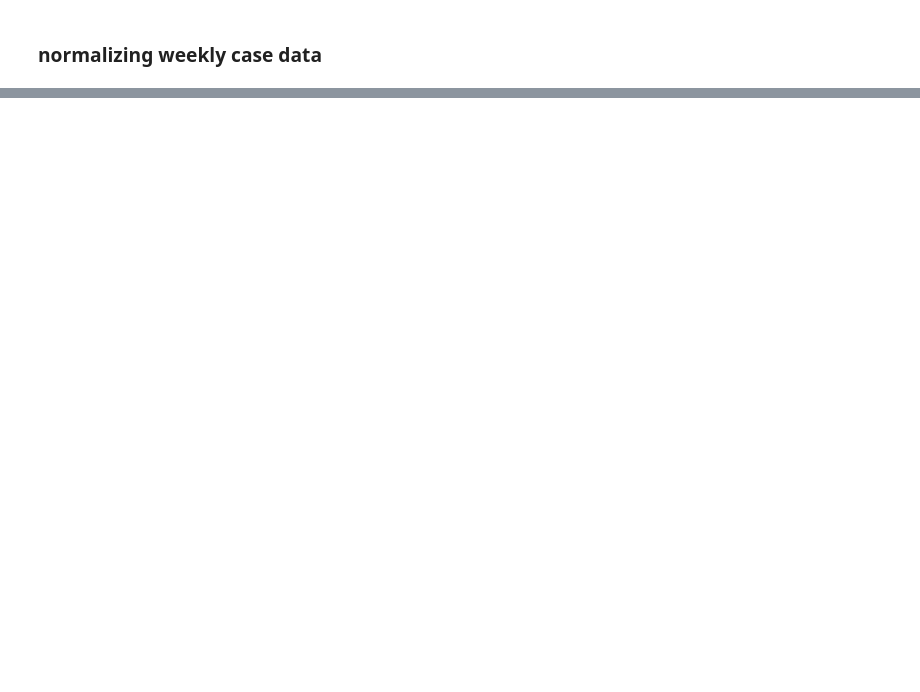
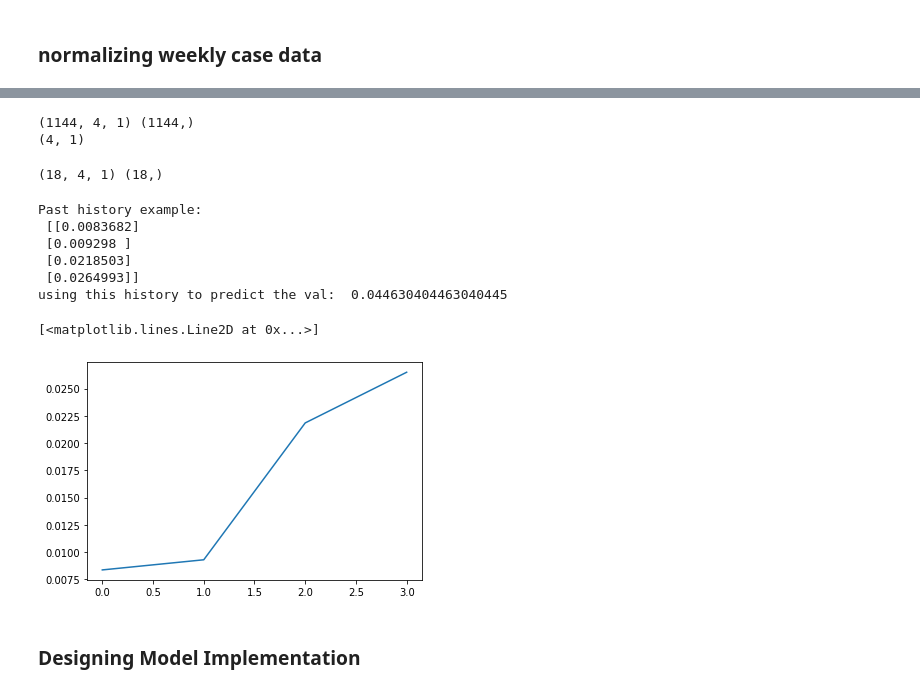
Before and after one commit to tamjazad/ml-covid19, a Jupyter notebook: flu-trained-models/usa_flu_model_single.ipynb, the cells around one changed output, grey strips where cells are left out. Saved outputs shown, nothing was run; the diff lists cells and outputs as text; code cells hidden in the pictures; blank space fills up the shorter version.

```diff
--- a/flu-trained-models/usa_flu_model_single.ipynb
+++ b/flu-trained-models/usa_flu_model_single.ipynb
@@ -226,0 +241,63 @@ us_wnew_cases_norm.plot()
+# %%
+# this code is directly from https://www.tensorflow.org/tutorials/structured_data/time_series
+
+def univariate_data(dataset, start_index, end_index, history_size, target_size):
+  data = []
+  labels = []
+
+  start_index = start_index + history_size
+  if end_index is None:
+    end_index = len(dataset) - target_size
+
+  for i in range(start_index, end_index):
+    indices = range(i-history_size, i)
+    # Reshape data from (history_size,) to (history_size, 1)
+    data.append(np.reshape(dataset[indices], (history_size, 1)))
+    labels.append(dataset[i+target_size])
+
+  return np.array(data), np.array(labels)
+# %%
+flu_data_train = all_cases_norm_series.to_numpy().flatten()
+covid_data_test = us_wnew_cases_norm.to_numpy().flatten()
+# %%
+# choose {covid_past_history} vals to use to predict {covid_future_target + 1} vals into the future
+past_history = 4
+future_target = 0
+
+x_train_us, y_train_us = univariate_data(flu_data_train,
+                                         0,
+                                         None,
+                                         past_history,
+                                         future_target)
+
+x_val_us, y_val_us = univariate_data(covid_data_test,
+                                     0,
+                                     None,
+                                     past_history,
+                                     future_target)
+# %%
+print(x_train_us.shape, y_train_us.shape)
+print(x_train_us.shape[-2:])
+# %% [output]
+(1144, 4, 1) (1144,)
+(4, 1)
+# %%
+print(x_val_us.shape, y_val_us.shape)
+# %% [output]
+(18, 4, 1) (18,)
+# %%
+index = 105
+print("Past history example:\n", x_train_us[index])
+print("using this history to predict the val: ", y_train_us[index])
+plt.plot(x_train_us[index])
+# %% [output]
+Past history example:
+ [[0.0083682]
+ [0.009298 ]
+ [0.0218503]
+ [0.0264993]]
+using this history to predict the val:  0.044630404463040445
+[<matplotlib.lines.Line2D at 0x...>]
+[figure, added]
+# %% [markdown]
+### Designing Model Implementation
```
Also changed, not shown: parts of 10 cells of this notebook.
